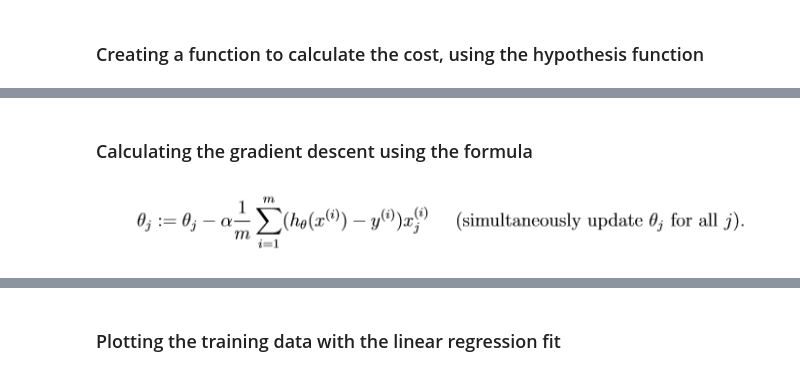
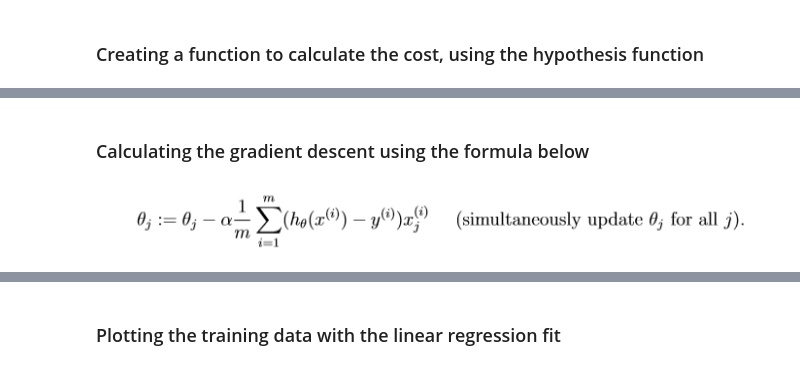
Before and after one commit to sarahtan931/Machine-Learning-Implementations, a Jupyter notebook: Linear Regression/Linear Regression with One Variable.ipynb, the cells around one changed output, grey strips where cells are left out. Saved outputs shown, nothing was run; the diff lists cells and outputs as text; code cells hidden in the pictures.

```diff
--- a/Linear Regression/Linear Regression with One Variable.ipynb
+++ b/Linear Regression/Linear Regression with One Variable.ipynb
@@ -59,7 +63,10 @@ print(J)
 # %% [markdown]
-<h3>Calculating the gradient descent using the formula </h3>
+<h3>Calculating the gradient descent using the formula below </h3>
-# %% [markdown]
-![Linear%20Regression.PNG](attachment:Linear%20Regression.PNG)
+# %%
+from IPython.display import Image
+Image(filename="Formulas and Datasets/Linear regression.png")
+# %% [output]
+[figure, added]
 # %%
 def gradientDescent(X, y, theta, alpha, iterations):
     for i in range(iterations):
```
Also changed, not shown: parts of 9 cells of this notebook, 5 other files.
